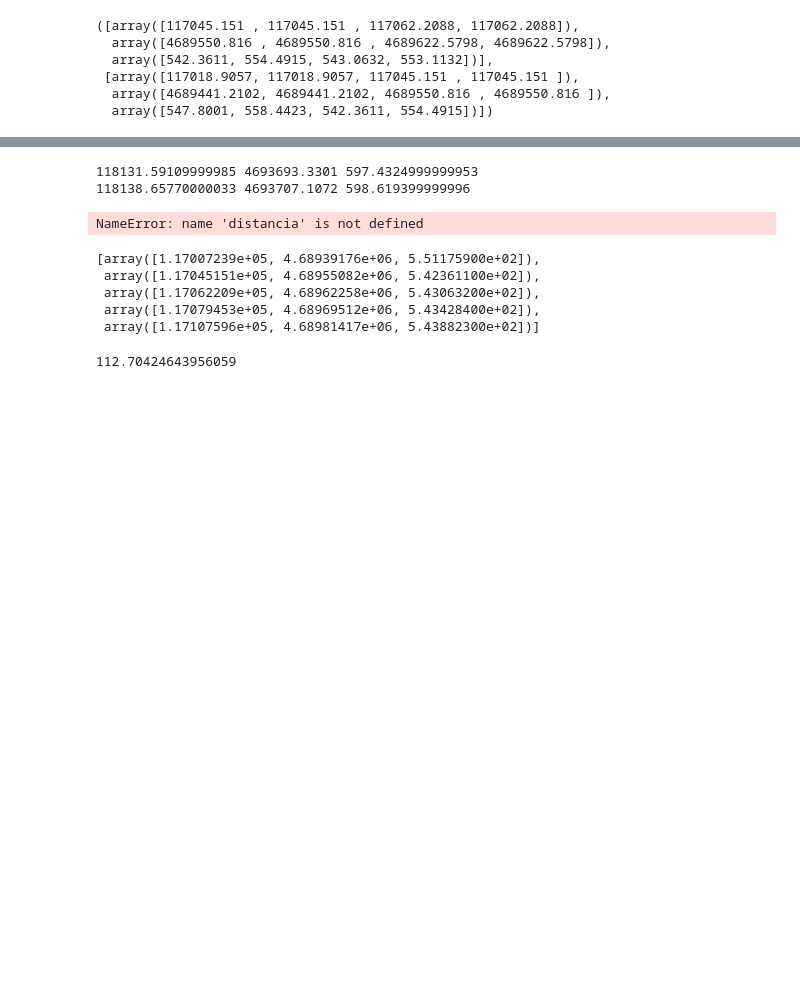
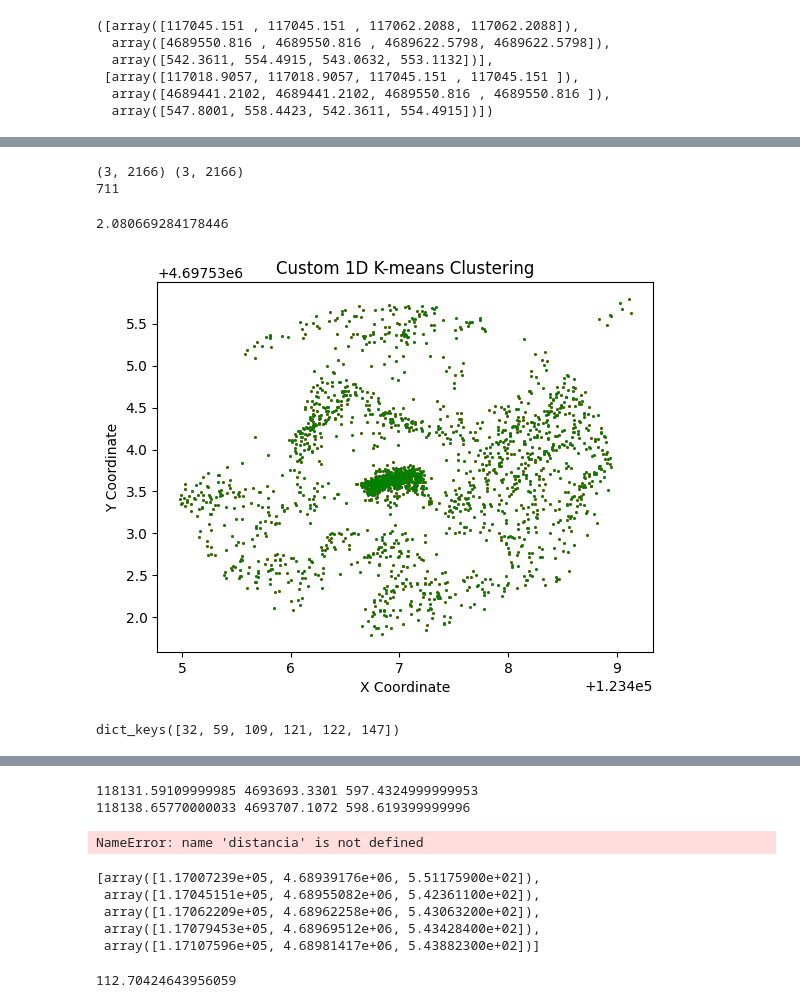
Before and after one commit to DeduceDS/CATENARIA, a Jupyter notebook: catenaria/notebooks/analisis_lineas_completas.ipynb, the cells around one changed output, grey strips where cells are left out. Cells and saved outputs as stored; diff of their text form; code cells hidden in the pictures; blank space fills up the shorter version.

```diff
--- a/catenaria/notebooks/analisis_lineas_completas.ipynb
+++ b/catenaria/notebooks/analisis_lineas_completas.ipynb
@@ -107,6 +107,12 @@ for j in range(len(data)):
 
         if i != j:
 
+            if len(extremos_values0) == 0:
+                print(f"El vano {j} solo tiene 1 apoyo")
+
+            if len(extremos_values) == 0:
+                print(f"El vano {i} solo tiene 1 apoyo")
+
             break_loops = False
 
             for k in range(np.array(extremos_values0).shape[1]):
@@ -239,9 +253,7 @@ for i in range(len(data)):
 
     cond_values, apoyo_values, vert_values, extremos_values = extract_vano_values(data, i)
 
-    rotated_conds, rotated_apoyos, rotated_vertices, rotated_extremos = rotate_vano(cond_values, extremos_values, apoyo_values, vert_values)
-
-    invertedxy = np.zeros((np.array(rotated_apoyos).shape))
+    invertedxy = np.zeros((np.array(apoyo_values).shape))
 
     invertedxy[1,:] = (np.array(apoyo_values))[0,:]
     invertedxy[0,:] = (np.array(apoyo_values))[1,:]
@@ -268,6 +280,7 @@ for i in range(len(data)):
 
     dist = np.linalg.norm(np.array(extremos)[0,:] - np.array(extremos)[1,:])
     extremos = np.array(extremos).T
+    apoyos_separados[i] = apoyos
 
     print(f"Distance between mean points: {dist}")
 
@@ -293,21 +306,17 @@ for i in range(len(data)):
             apoyos.append(apoyo)
 
         print("Invertir coordenadas")
+
         dist = np.linalg.norm(np.array(extremos)[0,:] - np.array(extremos)[1,:])
         extremos = np.array(extremos).T
-
-        plt.scatter(points[0], points[1], c=labels, cmap='viridis', s=1)
-        plt.vlines(centroids, ymin=np.min(points[1]), ymax=np.max(points[1]), color='red')
-        plt.title('Custom 1D K-means Clustering')
-        plt.xlabel('X Coordinate')
-        plt.ylabel('Y Coordinate')
-        plt.show()
-
+        apoyos_separados[i] = apoyos
 
         if 100*abs(dist - data[i]["LONGITUD_2D"])/data[i]["LONGITUD_2D"] > 10.0:
 
             print(f"Proportional absolut error of distance = {100*abs(dist - data[i]['LONGITUD_2D'])/data[i]['LONGITUD_2D']}")
             print("SOLO HAY 1 APOYO")
+
+            # apoyos_separados[i] = []
 
             plt.scatter(points[0], points[1], c=labels, cmap='viridis', s=1)
             plt.vlines(centroids, ymin=np.min(points[1]), ymax=np.max(points[1]), color='red')
@@ -316,8 +325,6 @@ for i in range(len(data)):
             plt.ylabel('Y Coordinate')
             plt.show()
             continue
-
-    apoyos_separados[i] = apoyos
 # %% [output]
 Processing vano 0
 Distance between mean points: 113.38800673699025
@@ -487,0 +603,30 @@ Some points are the same but not all in (148, 123)
+# %%
+points1 = apoyos_separados[63][0]
+points2 = apoyos_separados[3][1]
+
+print(points1.shape, points1.shape)
+
+print(sum(sum((apoyos_separados[63][0] == apoyos_separados[3][1]))))
+# %% [output]
+(3, 2166) (3, 2166)
+711
+# %%
+np.sqrt(np.mean(np.square(points1 - points2)))
+# %% [output]
+2.080669284178446
+# %%
+points1 = apoyos_separados[63][0]
+points2 = apoyos_separados[3][1]
+
+plt.scatter(points1[0], points1[1], c = "red", s=1)
+plt.scatter(points2[0], points2[1], c = "green", s=1)
+plt.title('Custom 1D K-means Clustering')
+plt.xlabel('X Coordinate')
+plt.ylabel('Y Coordinate')
+plt.show()
+# %% [output]
+[figure, added]
+# %%
+apoyos_separados.keys()
+# %% [output]
+dict_keys([32, 59, 109, 121, 122, 147])
```
Also changed, not shown: parts of 13 cells of this notebook.
